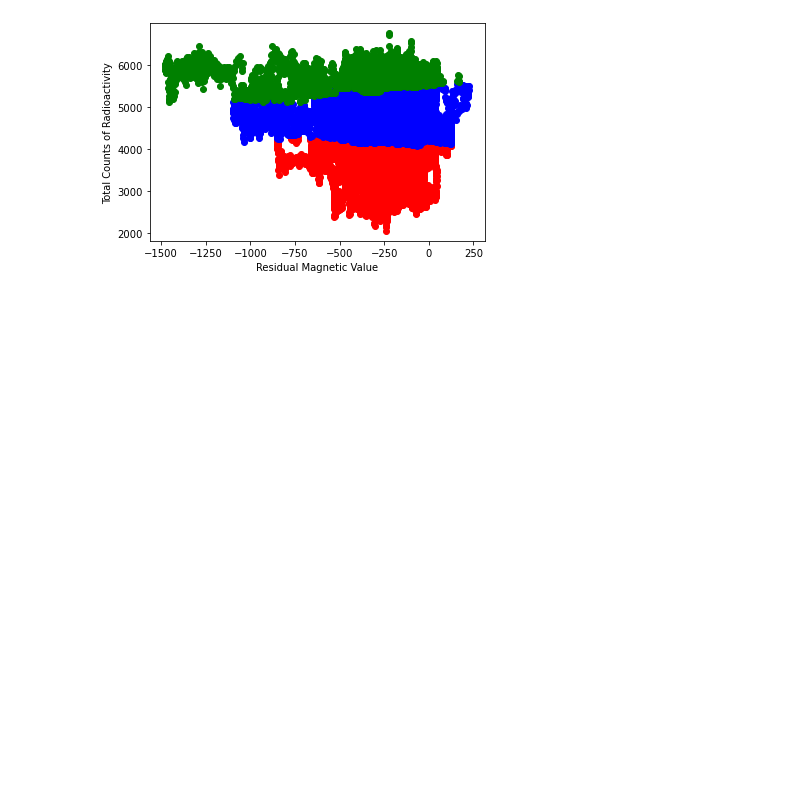
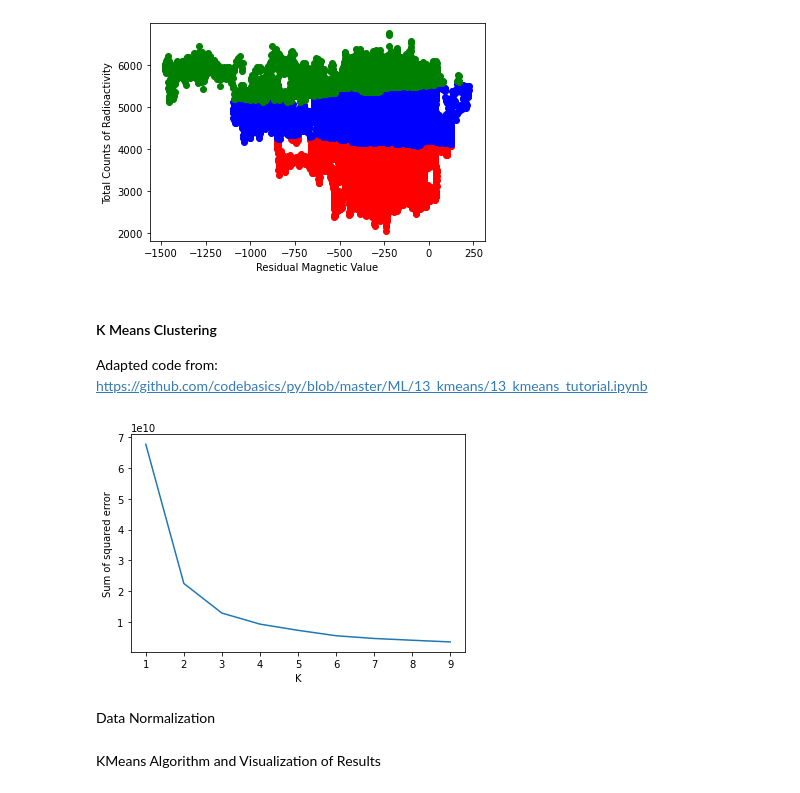
Before and after one commit to malbert131/FRI_Group_4_Project, a Jupyter notebook: main.ipynb, the cells around one changed output. Drawn from its saved outputs; the diff is of its cells as text; code cells hidden in the pictures; blank space fills up the shorter version.

Commit message:
KMeans clustering and visualization

```diff
--- a/main.ipynb
+++ b/main.ipynb
@@ -244,3 +245,27 @@ plt.ylabel("Total Counts of Radioactivity")
 plt.show()
 # %% [output]
 [figure]
+# %% [markdown]
+#### K Means Clustering
+Adapted code from: https://github.com/codebasics/py/blob/master/ML/13_kmeans/13_kmeans_tutorial.ipynb
+# %%
+df = pd.DataFrame(clustering_DataFrame, columns = ['resmag', 'total_count']) #redefine the dataframe
+
+def elbow_graph():
+    sse = [] #elbow graph to find the ideal k value
+    k_rng = range(1,10)
+    for k in k_rng:
+        km = KMeans(n_clusters=k)
+        km.fit(df[['resmag','total_count']])
+        sse.append(km.inertia_)
+    plt.xlabel('K')
+    plt.ylabel('Sum of squared error')
+    plt.plot(k_rng, sse)
+    plt.show()
+# %%
+# Displays Graph
+elbow_graph()
+# %% [output]
+[figure, added]
+# %% [markdown]
+Data Normalization
@@ -246,0 +280,2 @@ plt.show()
+# %% [markdown]
+KMeans Algorithm and Visualization of Results
```
Also changed, not shown: parts of 5 cells of this notebook.
